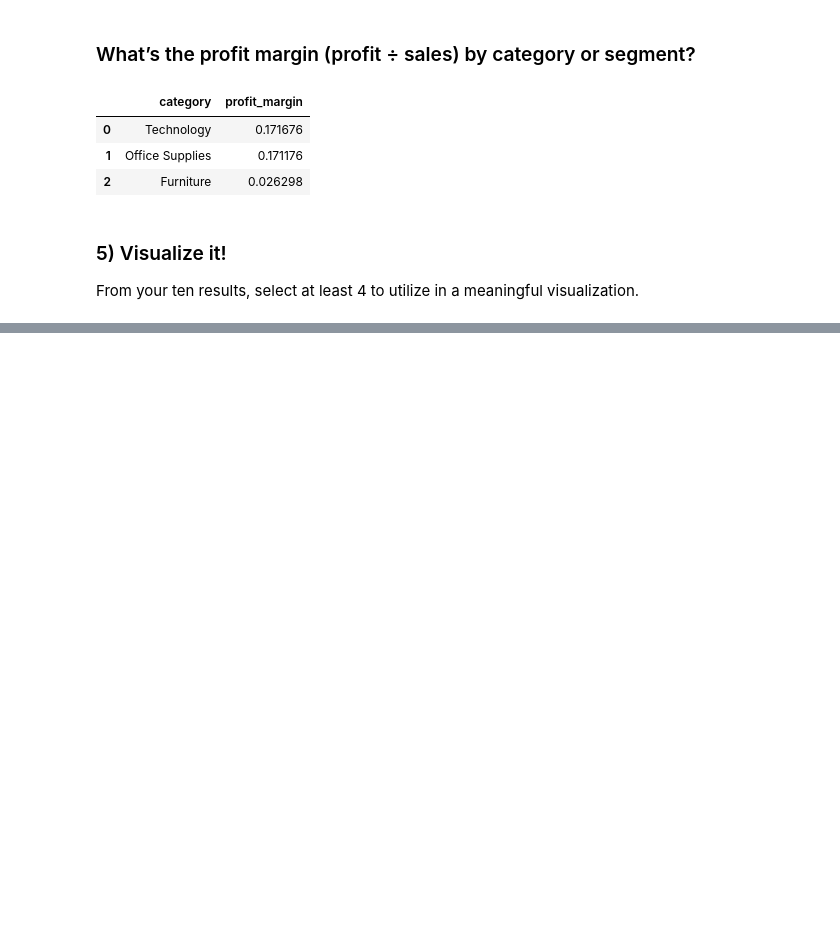
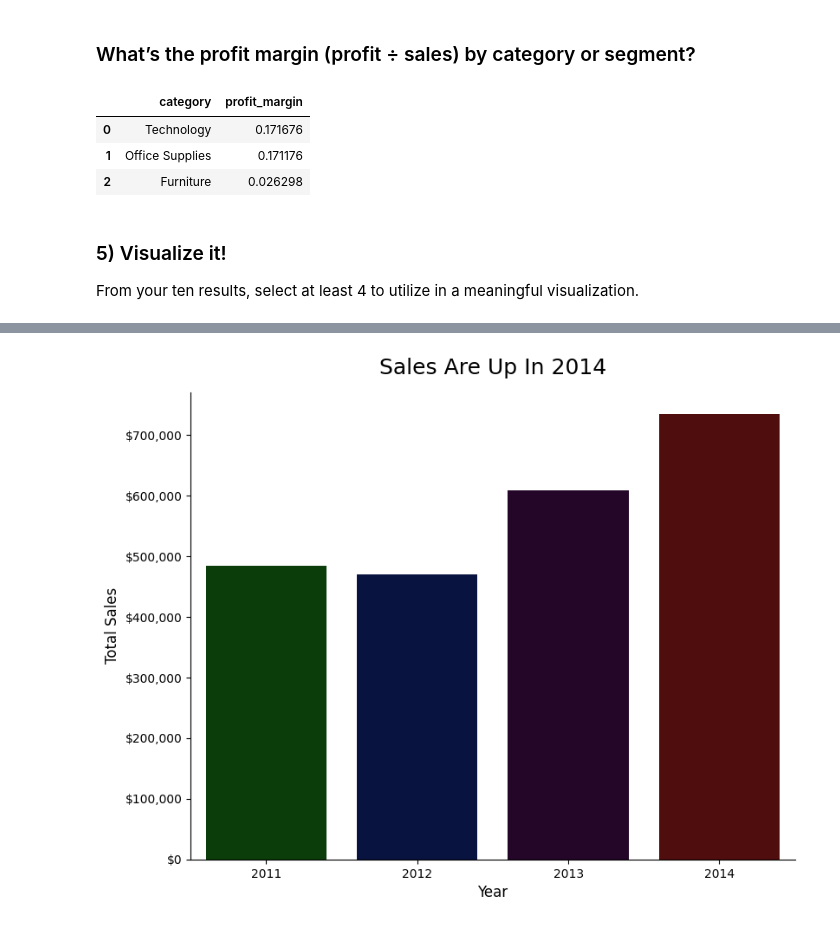
Before and after one commit to wslider/DataAnalysisModule3_williamSlider, a Jupyter notebook: Week4/notebooks/superstore_sales_workflow.ipynb, the cells around one changed output, grey strips where cells are left out. Drawn from its saved outputs; the diff is of its cells as text; code cells hidden in the pictures; blank space fills up the shorter version.

```diff
--- a/Week4/notebooks/superstore_sales_workflow.ipynb
+++ b/Week4/notebooks/superstore_sales_workflow.ipynb
@@ -508,0 +518,20 @@ plt.show()
+# %%
+# visualization two code here
+
+plt.figure(figsize=(9, 7))
+
+colors = ["#024502", "#000d49", "#28012d", "#5A0202FF" ]
+
+sns.barplot(result7, x='year', y='total_sales', palette=colors, hue="year")
+plt.title('Sales Are Up In 2014',fontsize=18, pad=15)
+plt.xlabel('Year', fontsize=12)
+plt.ylabel('Total Sales', fontsize=12)
+
+plt.ticklabel_format(style='plain', axis='y')
+ax = plt.gca()
+ax.yaxis.set_major_formatter(mticker.FuncFormatter(lambda x, _: f'${x:,.0f}'))
+
+sns.despine()
+plt.show()
+# %% [output]
+[figure, added]
```
Also changed, not shown: parts of 9 cells of this notebook.
